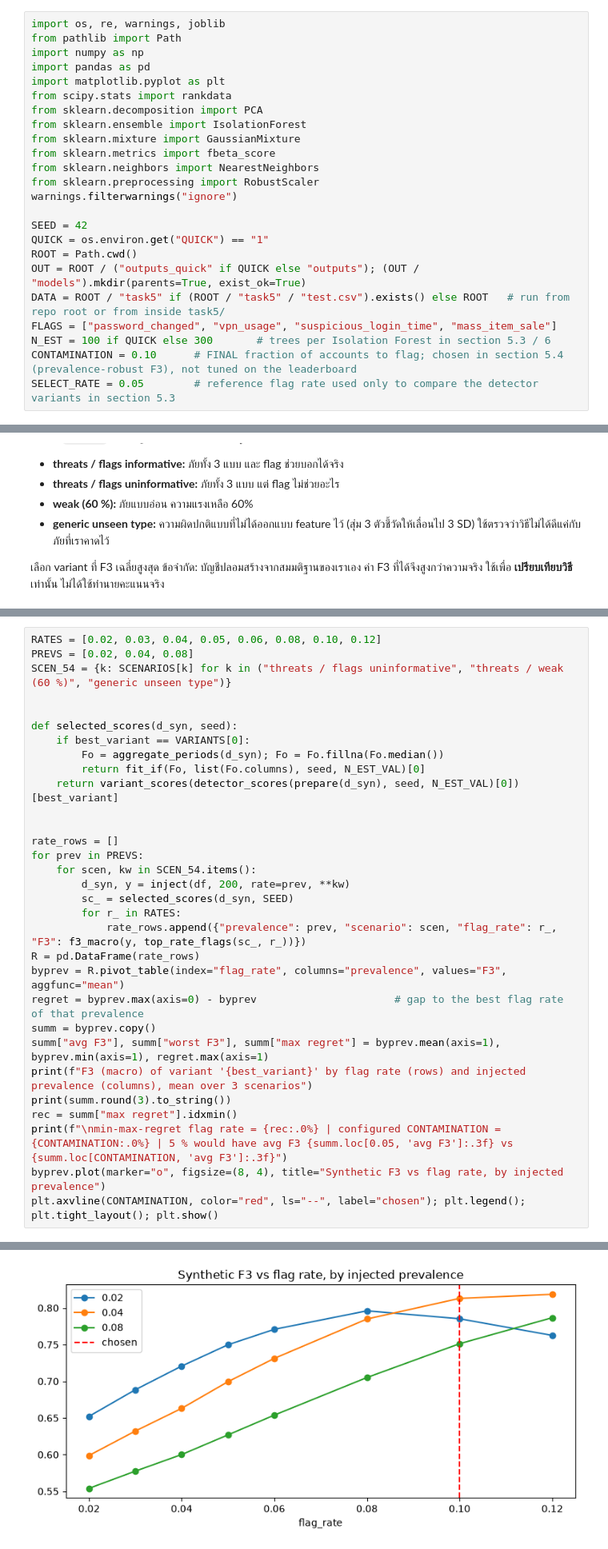
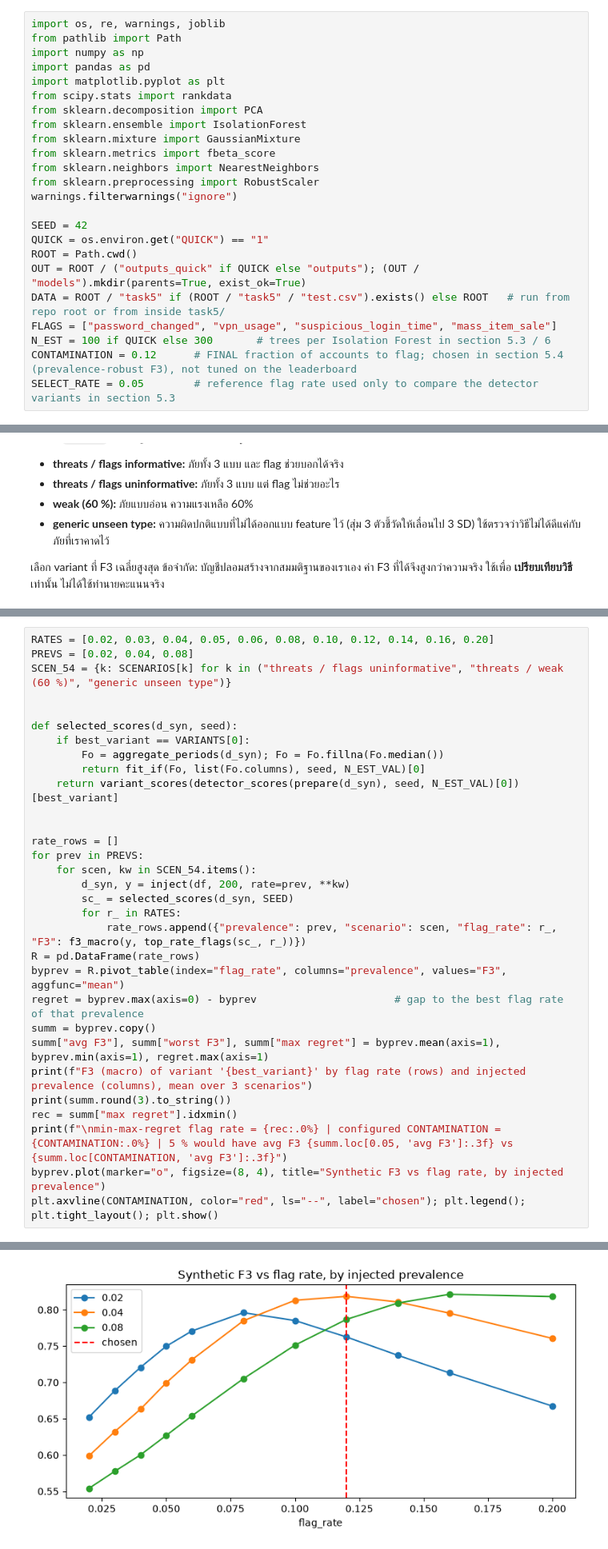
Before and after one commit to supxrpoxm/CPE342-Hackathon, a Jupyter notebook: task5/task5.ipynb, the cells around one changed output, grey strips where cells are left out. Shown at 80% size. Cells and saved outputs as stored; diff of their text form.

```diff
--- a/task5/task5.ipynb
+++ b/task5/task5.ipynb
@@ -44,7 +44,7 @@ OUT = ROOT / ("outputs_quick" if QUICK else "outputs"); (OUT / "models").mkdir(p
 DATA = ROOT / "task5" if (ROOT / "task5" / "test.csv").exists() else ROOT   # run from repo root or from inside task5/
 FLAGS = ["password_changed", "vpn_usage", "suspicious_login_time", "mass_item_sale"]
 N_EST = 100 if QUICK else 300       # trees per Isolation Forest in section 5.3 / 6
-CONTAMINATION = 0.10      # FINAL fraction of accounts to flag; chosen in section 5.4 (prevalence-robust F3), not tuned on the leaderboard
+CONTAMINATION = 0.12      # FINAL fraction of accounts to flag; chosen in section 5.4 (prevalence-robust F3), not tuned on the leaderboard
 SELECT_RATE = 0.05        # reference flag rate used only to compare the detector variants in section 5.3
 # %% [markdown]
 ## 2. Load Data
@@ -490,5 +490,5 @@ Best variant (highest average F3 over 4 scenarios): 3 groups: max (IF+kNN) | avg
 # %%
-RATES = [0.02, 0.03, 0.04, 0.05, 0.06, 0.08, 0.10, 0.12]
+RATES = [0.02, 0.03, 0.04, 0.05, 0.06, 0.08, 0.10, 0.12, 0.14, 0.16, 0.20]
 PREVS = [0.02, 0.04, 0.08]
 SCEN_54 = {k: SCENARIOS[k] for k in ("threats / flags uninformative", "threats / weak (60 %)", "generic unseen type")}
 
@@ -535,4 +538,4 @@ min-max-regret flag rate = 12% | configured CONTAMINATION = 10% | 5 % would have
-[figure, old version]
+[figure, new version]
 # %% [markdown]
 ## 6. Final Detector, Predict & Save
 
```
Also changed, not shown: parts of 8 cells of this notebook, 2 other files.
